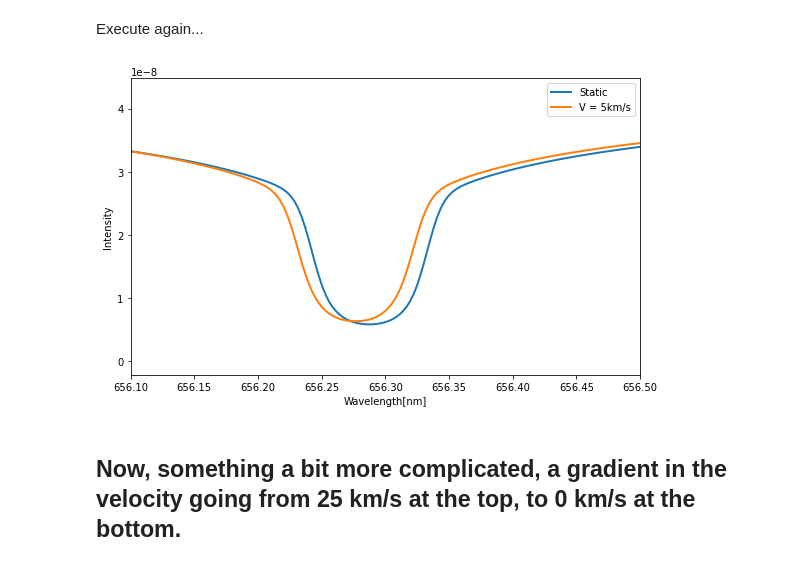
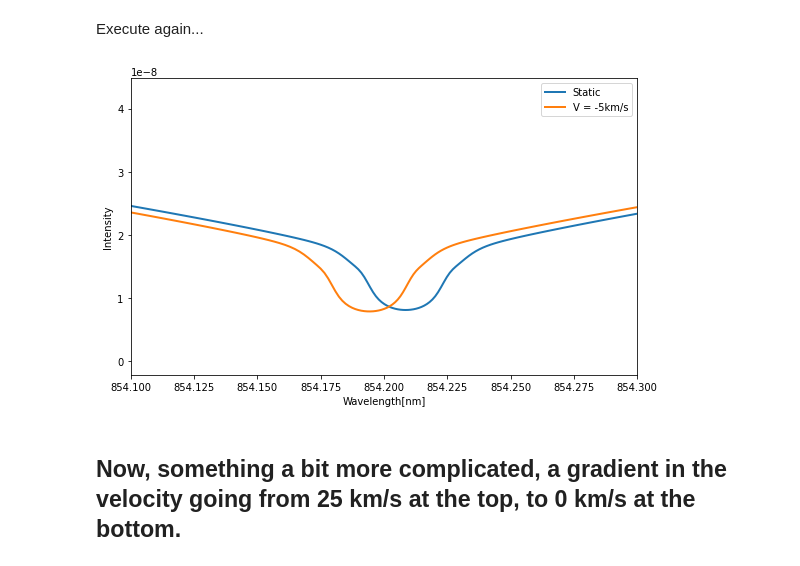
Before and after one commit to ivanzmilic/dkist_workshop_4, a Jupyter notebook: velocity_influence.ipynb, the cells around one changed output. Drawn from its saved outputs; the diff is of its cells as text; code cells hidden in the pictures.

```diff
--- a/velocity_influence.ipynb
+++ b/velocity_influence.ipynb
@@ -108,7 +119,7 @@ import matplotlib.pyplot as plt
 rhoutput ='/home/milic/codes/RH/rhf1d/run'
 # %%
 falc = rhanalyze.rhout(rhoutput)
-waves0=falc.spectrum.waves
+waves0=np.copy(falc.spectrum.waves)
 # We will have to save wavelength grids each time as they are slightly different each time
 # %%
 # Now let'slook at the lines.
@@ -143,19 +154,19 @@ I1=np.copy(falc.rays[0].I)
 # %%
 plt.figure(figsize=[8,5])
 #plt.plot(waves,I0,linewidth=2.0)
 plt.plot(waves0,I0,linewidth=2.0,label='Static')
 
-plt.plot(waves1,I1,linewidth=2.0, label='V = 5km/s')
+plt.plot(waves1,I1,linewidth=2.0, label='V = -5km/s')
 #plt.plot(Halpha_obs[0],Halpha_obs[1],label='atlas')
-#plt.xlim([854.1,854.3])
-plt.xlim([656.1,656.5])
+plt.xlim([854.1,854.3])
+#plt.xlim([656.1,656.5])
 plt.tight_layout()
 plt.xlabel("Wavelength[nm]")
 plt.ylabel('Intensity')
 plt.legend()
 plt.tight_layout()
 # %% [output]
-[figure, old version]
+[figure, new version]
 # %% [markdown]
 ## Now, something a bit more complicated, a gradient in the velocity going from 25 km/s at the top, to 0 km/s at the bottom.
 # %%
```
Also changed, not shown: parts of 17 cells of this notebook.
